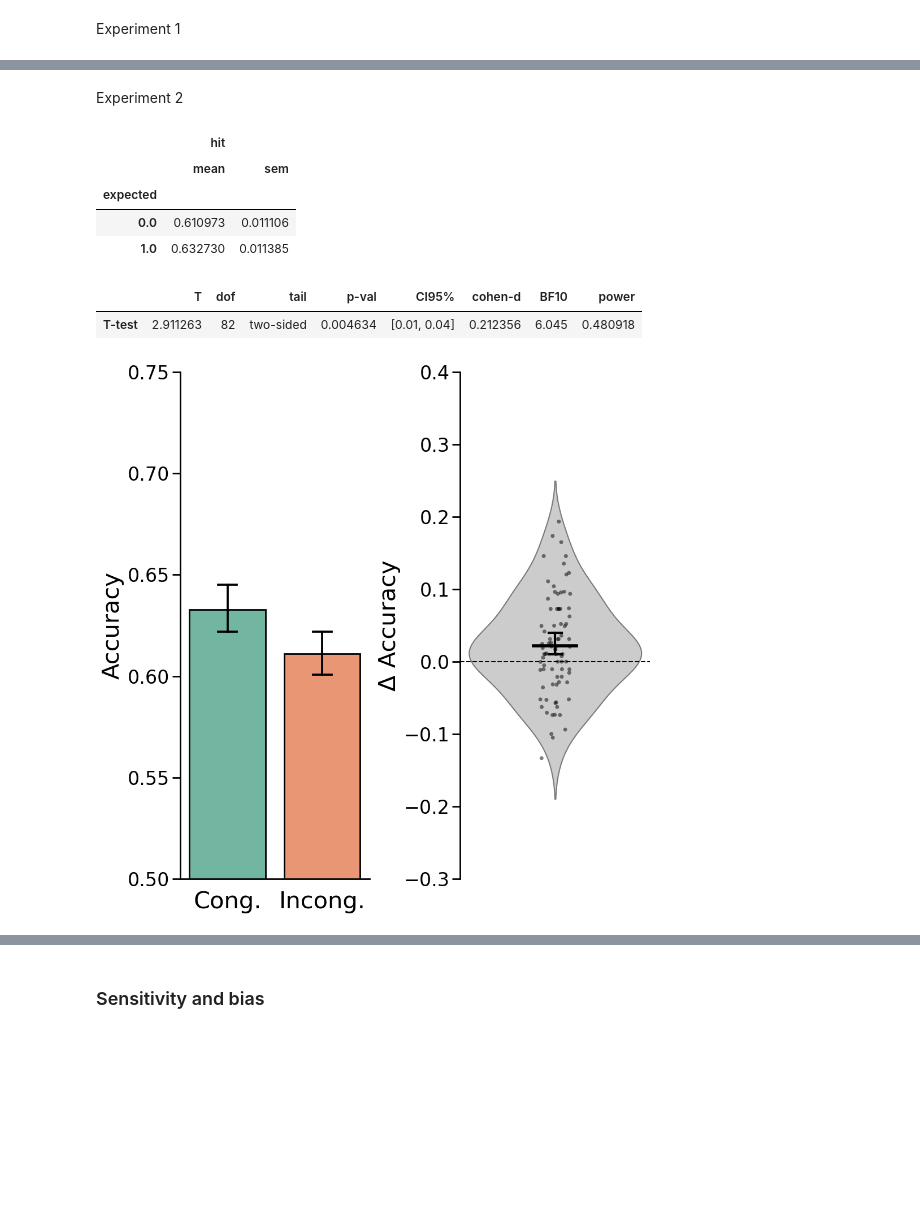
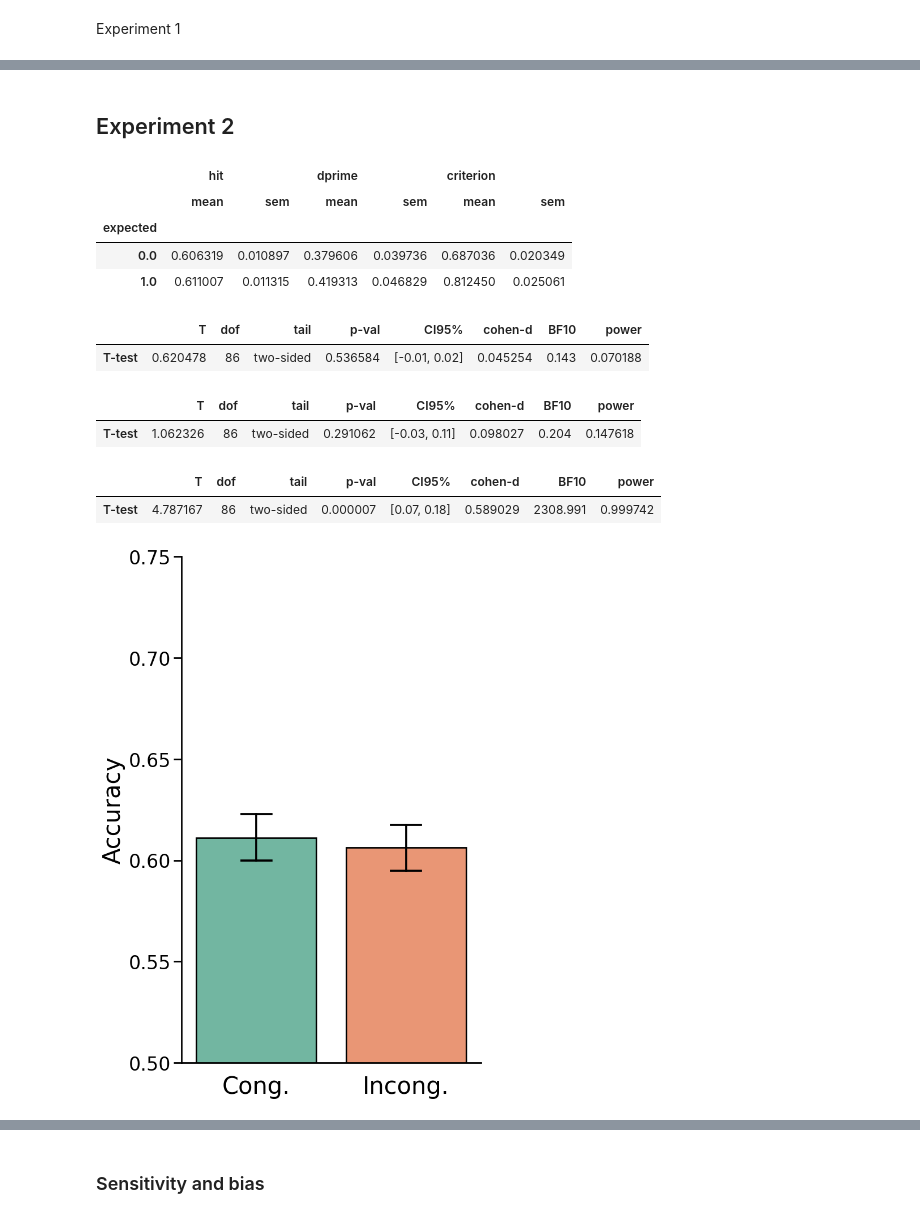
Before and after one commit to GAldegheri/scenecontext-zoom, a Jupyter notebook: analysis/ReadData.ipynb, the cells around one changed output, grey strips where cells are left out. Drawn from its saved outputs; the diff is of its cells as text; code cells hidden in the pictures; blank space fills up the shorter version.

```diff
--- a/analysis/ReadData.ipynb
+++ b/analysis/ReadData.ipynb
@@ -167,6 +352,7 @@ pg.multicomp(pairwisepvals, method='bonf')
 # %% [markdown]
 ### Results without exclusions
 # %%
+allsubjdata_noexcl = compute_dprimes(allsubjdata_noexcl)
 p75means_noexcl = allsubjdata_noexcl[allsubjdata_noexcl['p_exp']==0.75].groupby(
     ['subject', 'expected']).mean().reset_index()
 p50means_noexcl = allsubjdata_noexcl[allsubjdata_noexcl['p_exp']==0.5].groupby(
@@ -198,20 +404,32 @@ make_pretty_plot(p75means_noexcl, measure='hit', excl=False)
 # %% [markdown]
-Experiment 2
+## Experiment 2
 # %%
-p50means_noexcl.groupby(['expected'])[['hit']].agg(['mean', 'sem'])
+p50means_noexcl.groupby(['expected'])[['hit', 'dprime', 'criterion']].agg(['mean', 'sem'])
 # %% [output]
-|  | hit |  |
-|  | mean | sem |
-| expected |  |  |
-| 0.0 | 0.610973 | 0.011106 |
-| 1.0 | 0.632730 | 0.011385 |
+|  | hit |  | dprime |  | criterion |  |
+|  | mean | sem | mean | sem | mean | sem |
+| expected |  |  |  |  |  |  |
+| 0.0 | 0.606319 | 0.010897 | 0.379606 | 0.039736 | 0.687036 | 0.020349 |
+| 1.0 | 0.611007 | 0.011315 | 0.419313 | 0.046829 | 0.812450 | 0.025061 |
 # %%
 pg.ttest(p50means_noexcl[p50means_noexcl['expected']==1].hit,
          p50means_noexcl[p50means_noexcl['expected']==0].hit, paired=True)
 # %% [output]
 |  | T | dof | tail | p-val | CI95% | cohen-d | BF10 | power |
-| T-test | 2.911263 | 82 | two-sided | 0.004634 | [0.01, 0.04] | 0.212356 | 6.045 | 0.480918 |
+| T-test | 0.620478 | 86 | two-sided | 0.536584 | [-0.01, 0.02] | 0.045254 | 0.143 | 0.070188 |
+# %%
+pg.ttest(p50means_noexcl[p50means_noexcl['expected']==1].dprime,
+         p50means_noexcl[p50means_noexcl['expected']==0].dprime, paired=True)
+# %% [output]
+|  | T | dof | tail | p-val | CI95% | cohen-d | BF10 | power |
+| T-test | 1.062326 | 86 | two-sided | 0.291062 | [-0.03, 0.11] | 0.098027 | 0.204 | 0.147618 |
+# %%
+pg.ttest(p50means_noexcl[p50means_noexcl['expected']==1].criterion,
+         p50means_noexcl[p50means_noexcl['expected']==0].criterion, paired=True)
+# %% [output]
+|  | T | dof | tail | p-val | CI95% | cohen-d | BF10 | power |
+| T-test | 4.787167 | 86 | two-sided | 0.000007 | [0.07, 0.18] | 0.589029 | 2308.991 | 0.999742 |
 # %%
-make_pretty_plot(p50means_noexcl, measure='hit', excl=False)
+make_pretty_plot(p50means_noexcl, measure='hit', excl=False, saveimg=True)
 # %% [output]
-[figure, old version]
+[figure, new version]
```
Also changed, not shown: parts of 70 cells of this notebook, 3 other files.
